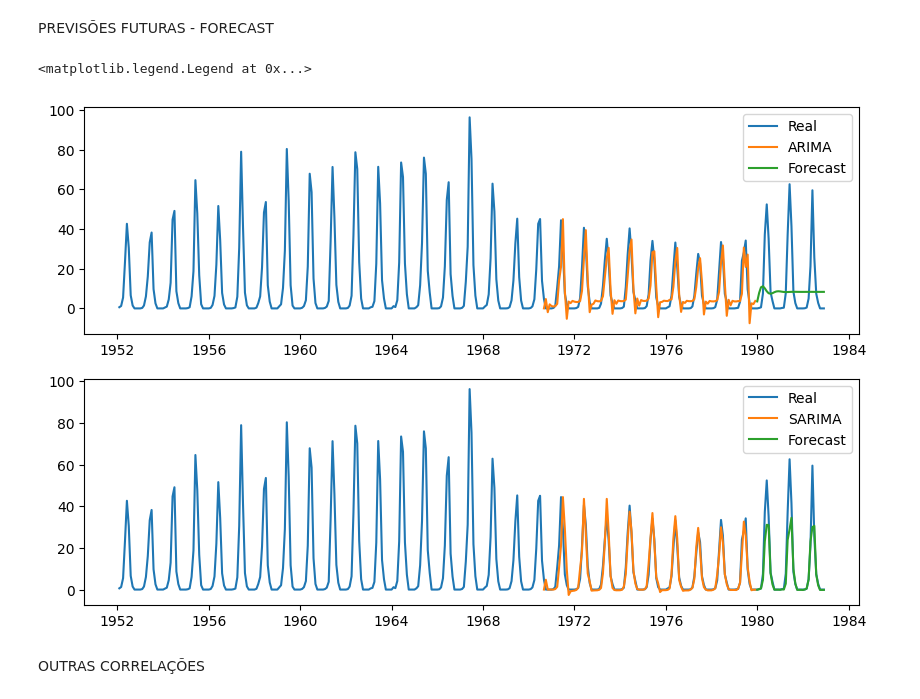
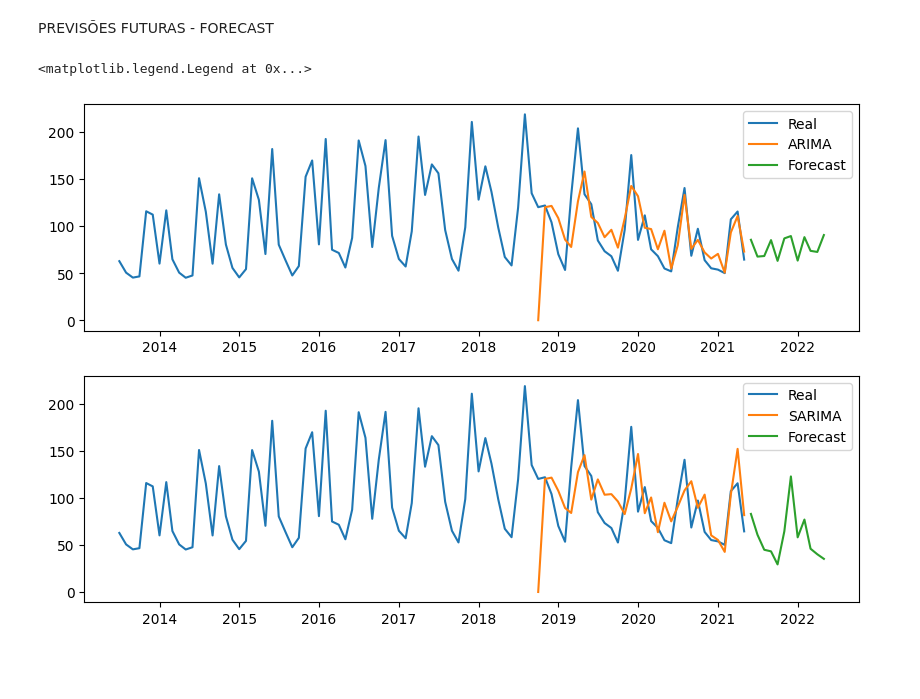
Before and after one commit to mariaeco/SeriesTemporais, a Jupyter notebook: SerieFrutas.ipynb, the cells around one changed output. Cells and saved outputs as stored; diff of their text form; code cells hidden in the pictures; blank space fills up the shorter version.

```diff
--- a/SerieFrutas.ipynb
+++ b/SerieFrutas.ipynb
@@ -251,11 +250,11 @@ plt.show()
 # %% [markdown]
 AUTOREGRESSIVE A PARTIR DO statsmodel
 # %%
-train_size = int(len(df.Average)*2/3)
-train_set = df.Average[:train_size]
-test_set = df.Average[train_size:]
+train_size = int(len(df.price)*2/3)
+train_set = df.price[:train_size]
+test_set = df.price[train_size:]
+dfmodel =  pd.DataFrame({'TrainVeg': train_set, 'TrainDiff':train_set.diff(1)}).dropna()
 test_diff = test_set.diff(1)
-dfmodel =  pd.DataFrame({'TrainVeg': train_set, 'TrainDiff':train_set.diff(1)}).dropna()
 # %%
 from statsmodels.tsa.ar_model import AutoReg
 
@@ -327,8 +326,8 @@ p = periodos
 from statsmodels.tsa.arima.model import ARIMA
 
 
-arima_train = ARIMA(train_set,  order = (2,1,2)).fit()
-arima = ARIMA(test_set, freq='MS', order = (2,1,2)).fit(arima_train.params)
+arima_train = ARIMA(train_set,  order = (2,1,12)).fit()
+arima = ARIMA(test_set, freq='MS', order = (2,1,12)).fit(arima_train.params)
 pred_arima = arima.predict()
 #arma.summary()
 # %%
@@ -378,7 +373,7 @@ import pandas as pd
 # e a série esteja na coluna 'serie_temporal'
 
 # Ajustar o modelo AutoARIMA
-modelo_autoarima = auto_arima(df.SeaTrout, seasonal=True, m=12, D=0)
+modelo_autoarima = auto_arima(train_set, seasonal=True, m=12)
 
 # Resumo do modelo
 print(modelo_autoarima.summary())
@@ -408,6 +403,6 @@ ARIMA(order=(3, 0, 2), scoring_args={}, seasonal_order=(2, 0, 1, 12),
 # %%
-sarima_train = SARIMAX(train_set, order = (1, 1, 1), seasonal_order = (2,0,2,12)).fit()
-sarima_auto = SARIMAX(test_set, order = (1, 1, 1), seasonal_order = (2,0,2,12)).fit(sarima_train.params)
+sarima_train = SARIMAX(train_set, order = (2, 1, 1), seasonal_order = (2,0,0,12)).fit()
+sarima_auto = SARIMAX(test_set, order = (2,1, 1), seasonal_order = (2,0,0,12)).fit(sarima_train.params)
 erro = round((sarima_auto.resid**2).mean(),3)
 plt.figure(figsize=(10, 4))
 plt.plot(train_set, label='Train set')
@@ -426,28 +417,26 @@ sarima.plot_diagnostics(figsize=(10,6));
 PREVISÕES FUTURAS - FORECAST
 # %%
 # Fazer previsões para os próximos 'n' períodos
-n = 36  # Defina o número de períodos futuros para prever
+n = 12  # Defina o número de períodos futuros para prever
 forecastArima = arima.forecast(steps=n)
-forecastSarima = sarima.forecast(steps=n)
+forecastSarima = sarima_auto.forecast(steps=n)
 
 plt.figure(figsize=(10, 10))
 plt.subplot(3, 1, 1)  # (linhas, colunas, índice)
-plt.plot(df0.SeaTrout, label='Real')
+plt.plot(df.price, label='Real')
 plt.plot(arima.predict(typ='levels'), label="ARIMA")
 plt.plot(forecastArima, label="Forecast")
 plt.legend()
 
 plt.subplot(3, 1, 2)  # (linhas, colunas, índice)
-plt.plot(df0.SeaTrout, label='Real')
-plt.plot(sarima.predict(typ='levels'), label="SARIMA")
+plt.plot(df.price, label='Real')
+plt.plot(sarima_auto.predict(typ='levels'), label="SARIMA")
 plt.plot(forecastSarima, label="Forecast")
 plt.legend()
 
 #plt.subplot(3, 1, 3)  # (linhas, colunas, índice)
 
 plt.legend()
 # %% [output]
 <matplotlib.legend.Legend at 0x...>
-[figure, old version]
+[figure, new version]
-# %% [markdown]
-OUTRAS CORRELAÇÕES
```
Also changed, not shown: parts of 35 cells of this notebook.
